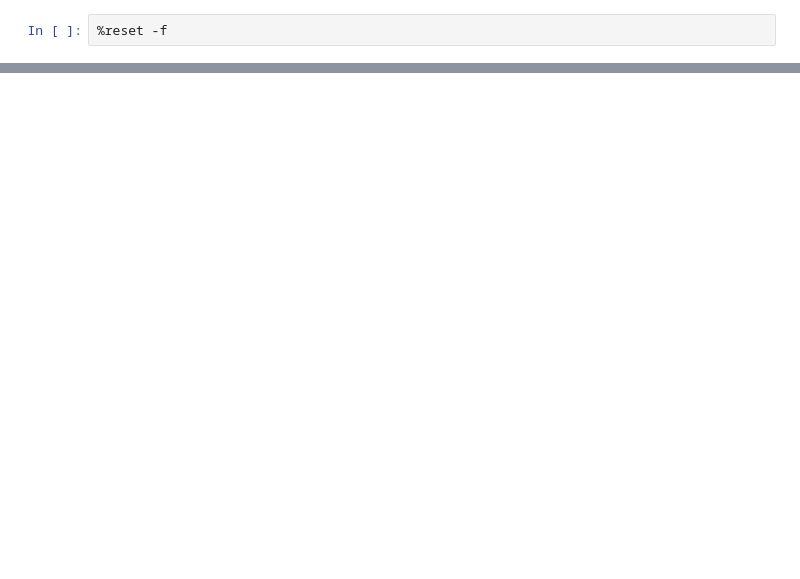
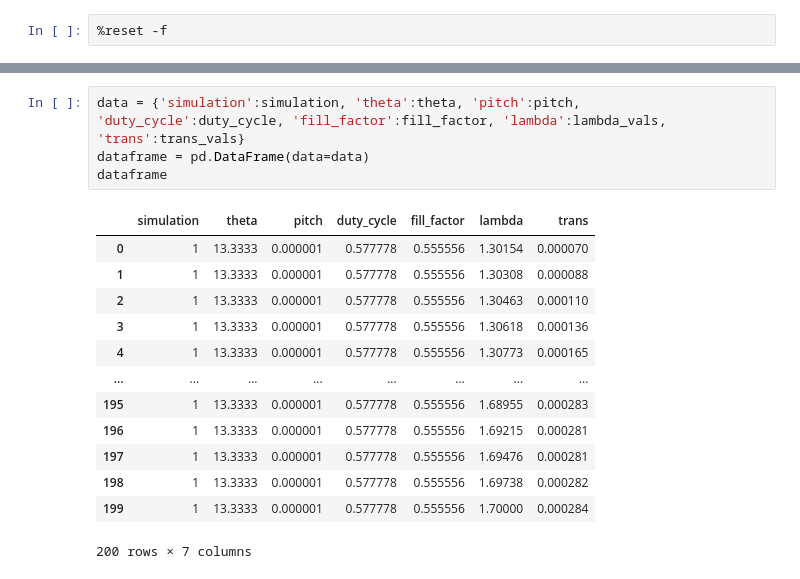
Before and after one commit to JonathanALevine/deep-photonics, a Jupyter notebook: lumerical_output_parser_v1.ipynb, the cells around one changed output, grey strips where cells are left out. Saved outputs shown, nothing was run; the diff lists cells and outputs as text; blank space fills up the shorter version.

```diff
--- a/lumerical_output_parser_v1.ipynb
+++ b/lumerical_output_parser_v1.ipynb
@@ -120,0 +233,18 @@ dataframe
+# %%
+data = {'simulation':simulation, 'theta':theta, 'pitch':pitch, 'duty_cycle':duty_cycle, 'fill_factor':fill_factor, 'lambda':lambda_vals, 'trans':trans_vals}
+dataframe = pd.DataFrame(data=data)
+dataframe
+# %% [output]
+|  | simulation | theta | pitch | duty_cycle | fill_factor | lambda | trans |
+| 0 | 1 | 13.3333 | 0.000001 | 0.577778 | 0.555556 | 1.30154 | 0.000070 |
+| 1 | 1 | 13.3333 | 0.000001 | 0.577778 | 0.555556 | 1.30308 | 0.000088 |
+| 2 | 1 | 13.3333 | 0.000001 | 0.577778 | 0.555556 | 1.30463 | 0.000110 |
+| 3 | 1 | 13.3333 | 0.000001 | 0.577778 | 0.555556 | 1.30618 | 0.000136 |
+| 4 | 1 | 13.3333 | 0.000001 | 0.577778 | 0.555556 | 1.30773 | 0.000165 |
+| ... | ... | ... | ... | ... | ... | ... | ... |
+| 195 | 1 | 13.3333 | 0.000001 | 0.577778 | 0.555556 | 1.68955 | 0.000283 |
+| 196 | 1 | 13.3333 | 0.000001 | 0.577778 | 0.555556 | 1.69215 | 0.000281 |
+| 197 | 1 | 13.3333 | 0.000001 | 0.577778 | 0.555556 | 1.69476 | 0.000281 |
+| 198 | 1 | 13.3333 | 0.000001 | 0.577778 | 0.555556 | 1.69738 | 0.000282 |
+| 199 | 1 | 13.3333 | 0.000001 | 0.577778 | 0.555556 | 1.70000 | 0.000284 |
+200 rows × 7 columns
```
Also changed, not shown: parts of 7 cells of this notebook, 1 other file.
